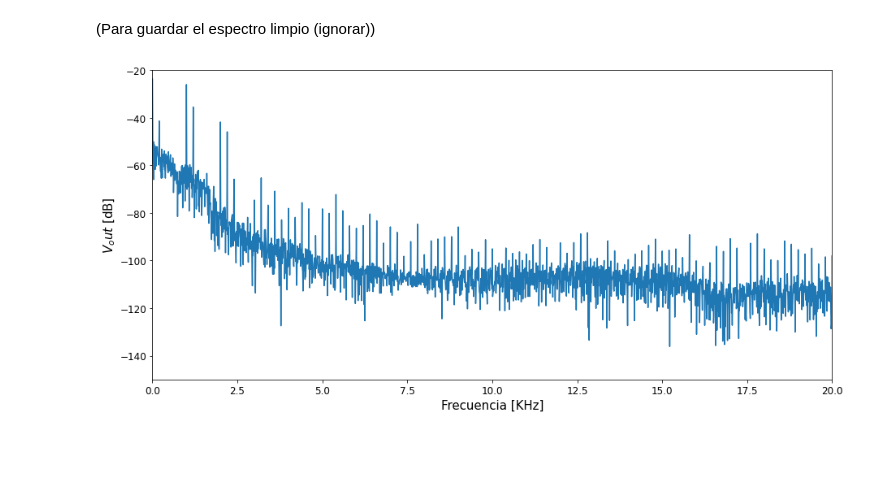
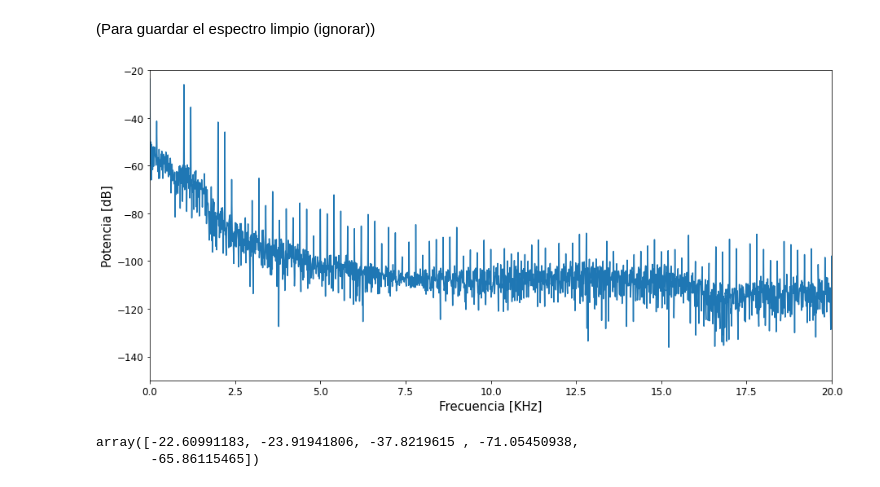
Before and after one commit to vecheto/astro_experimental, a Jupyter notebook: Tarea 3/codigo.ipynb, the cells around one changed output. Cells and saved outputs as stored; diff of their text form; code cells hidden in the pictures; blank space fills up the shorter version.

```diff
--- a/Tarea 3/codigo.ipynb
+++ b/Tarea 3/codigo.ipynb
@@ -301,12 +318,18 @@ datos4=pd.read_table('circuitos/circuito4clean.txt',header=0, sep=' ')
 # %%
 plt.figure(figsize=(15,7))
 plt.xticks(fontsize=12)
 plt.yticks(fontsize=12)
 plt.plot(datos4['Freq.']/1000, datos4['V(out)'])
 plt.xlim(0,20)
 plt.ylim(-150,-20)
 plt.xlabel('Frecuencia [KHz]', size=15)
-plt.ylabel('$V_out$ [dB]', size=15)
+plt.ylabel('Potencia [dB]', size=15)
+plt.savefig('espectrocircuito4')
 plt.show()
 # %% [output]
-[figure, old version]
+[figure, new version]
+# %%
+arm
+# %% [output]
+array([-22.60991183, -23.91941806, -37.8219615 , -71.05450938,
+       -65.86115465])
```
Also changed, not shown: parts of 11 cells of this notebook, 29 other files.
